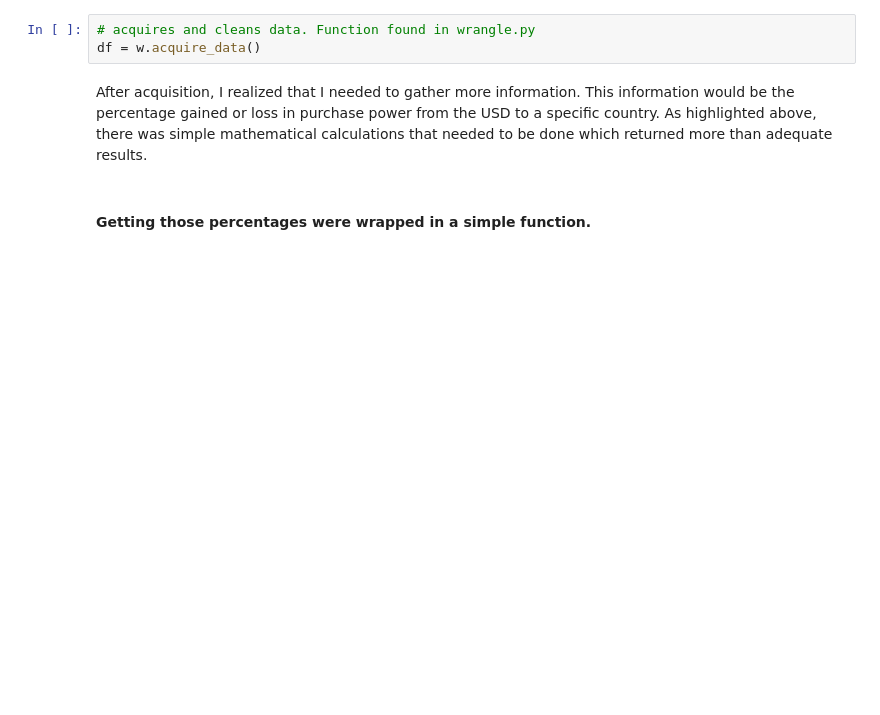
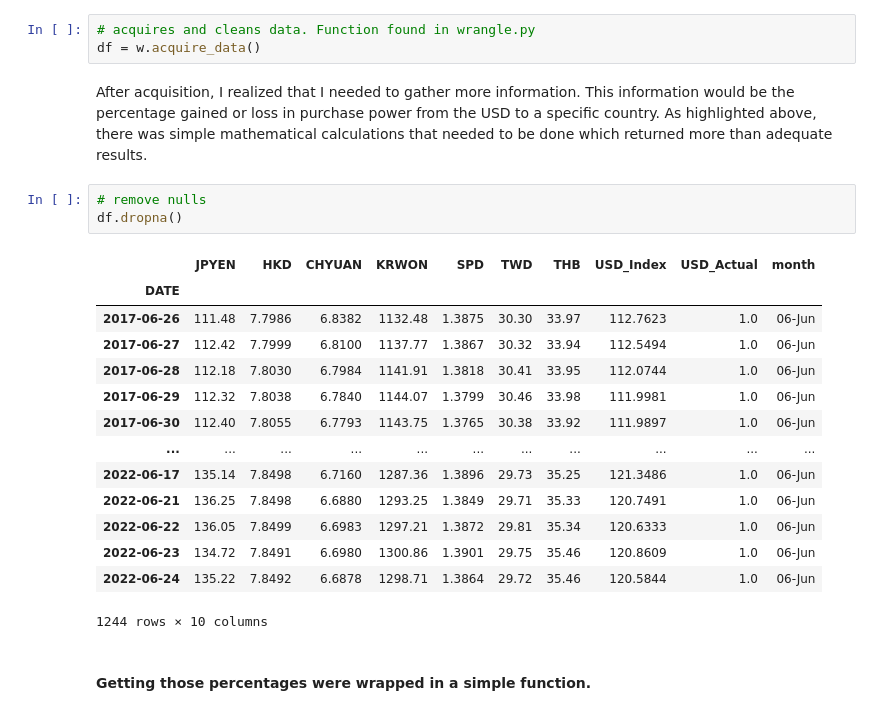
Before and after one commit to DeangeloBowen1/observing-east-asia-currencies, a Jupyter notebook: final_notebook.ipynb, the cells around one changed output. Saved outputs shown, nothing was run; the diff lists cells and outputs as text; blank space fills up the shorter version.

```diff
--- a/final_notebook.ipynb
+++ b/final_notebook.ipynb
@@ -119,6 +119,24 @@ Lucily all of the data started in 2017 and ended on the same day. This meant tha
 df = w.acquire_data()
 # %% [markdown]
 After acquisition, I realized that I needed to gather more information. This information would be the percentage gained or loss in purchase power from the USD to a specific country. As highlighted above, there was simple mathematical calculations that needed to be done which returned more than adequate results.
+# %%
+# remove nulls
+df.dropna()
+# %% [output]
+|  | JPYEN | HKD | CHYUAN | KRWON | SPD | TWD | THB | USD_Index | USD_Actual | month |
+| DATE |  |  |  |  |  |  |  |  |  |  |
+| 2017-06-26 | 111.48 | 7.7986 | 6.8382 | 1132.48 | 1.3875 | 30.30 | 33.97 | 112.7623 | 1.0 | 06-Jun |
+| 2017-06-27 | 112.42 | 7.7999 | 6.8100 | 1137.77 | 1.3867 | 30.32 | 33.94 | 112.5494 | 1.0 | 06-Jun |
+| 2017-06-28 | 112.18 | 7.8030 | 6.7984 | 1141.91 | 1.3818 | 30.41 | 33.95 | 112.0744 | 1.0 | 06-Jun |
+| 2017-06-29 | 112.32 | 7.8038 | 6.7840 | 1144.07 | 1.3799 | 30.46 | 33.98 | 111.9981 | 1.0 | 06-Jun |
+| 2017-06-30 | 112.40 | 7.8055 | 6.7793 | 1143.75 | 1.3765 | 30.38 | 33.92 | 111.9897 | 1.0 | 06-Jun |
+| ... | ... | ... | ... | ... | ... | ... | ... | ... | ... | ... |
+| 2022-06-17 | 135.14 | 7.8498 | 6.7160 | 1287.36 | 1.3896 | 29.73 | 35.25 | 121.3486 | 1.0 | 06-Jun |
+| 2022-06-21 | 136.25 | 7.8498 | 6.6880 | 1293.25 | 1.3849 | 29.71 | 35.33 | 120.7491 | 1.0 | 06-Jun |
+| 2022-06-22 | 136.05 | 7.8499 | 6.6983 | 1297.21 | 1.3872 | 29.81 | 35.34 | 120.6333 | 1.0 | 06-Jun |
+| 2022-06-23 | 134.72 | 7.8491 | 6.6980 | 1300.86 | 1.3901 | 29.75 | 35.46 | 120.8609 | 1.0 | 06-Jun |
+| 2022-06-24 | 135.22 | 7.8492 | 6.6878 | 1298.71 | 1.3864 | 29.72 | 35.46 | 120.5844 | 1.0 | 06-Jun |
+1244 rows × 10 columns
 # %% [markdown]
 #### Getting those percentages were wrapped in a simple function.
 # %%
```
Also changed, not shown: parts of 9 cells of this notebook.
